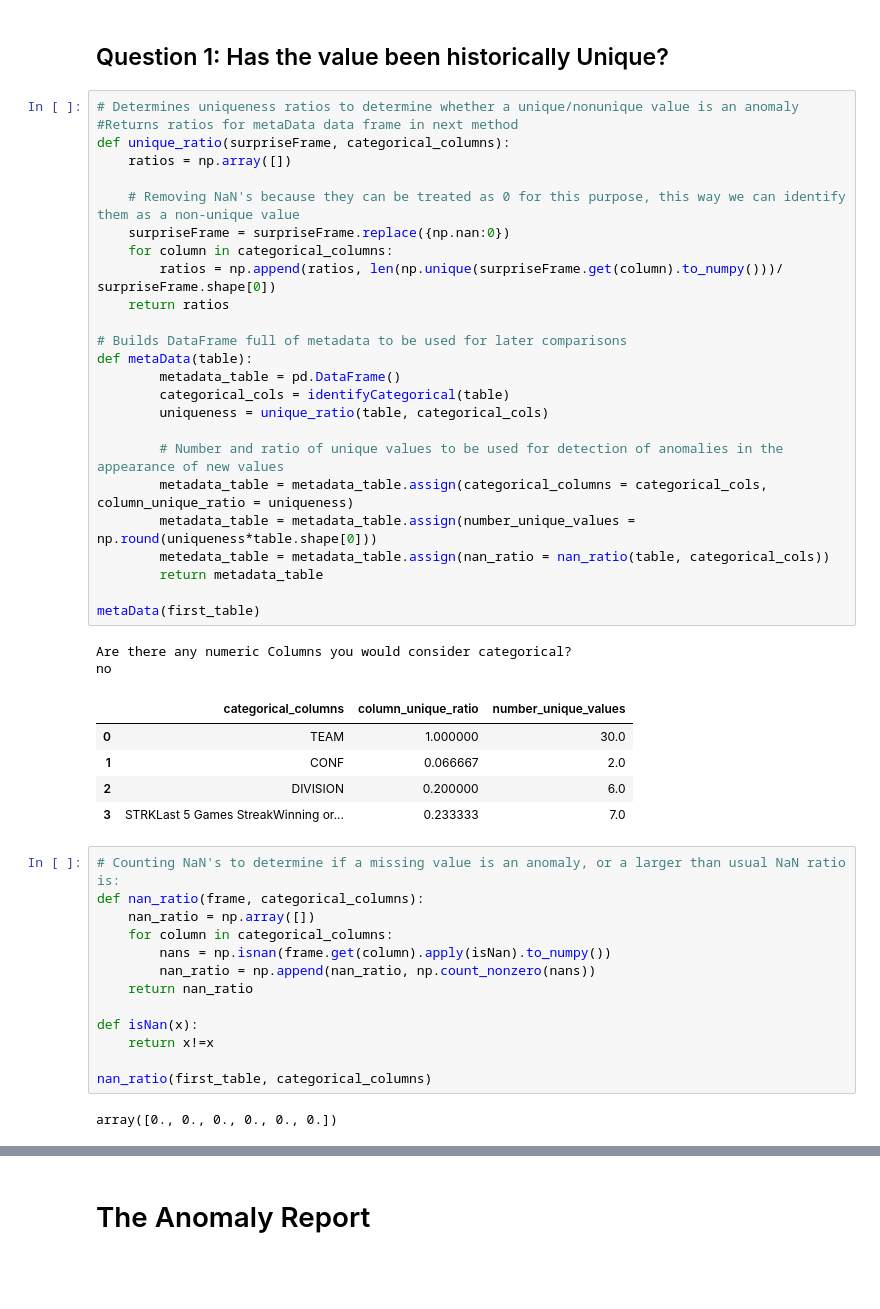
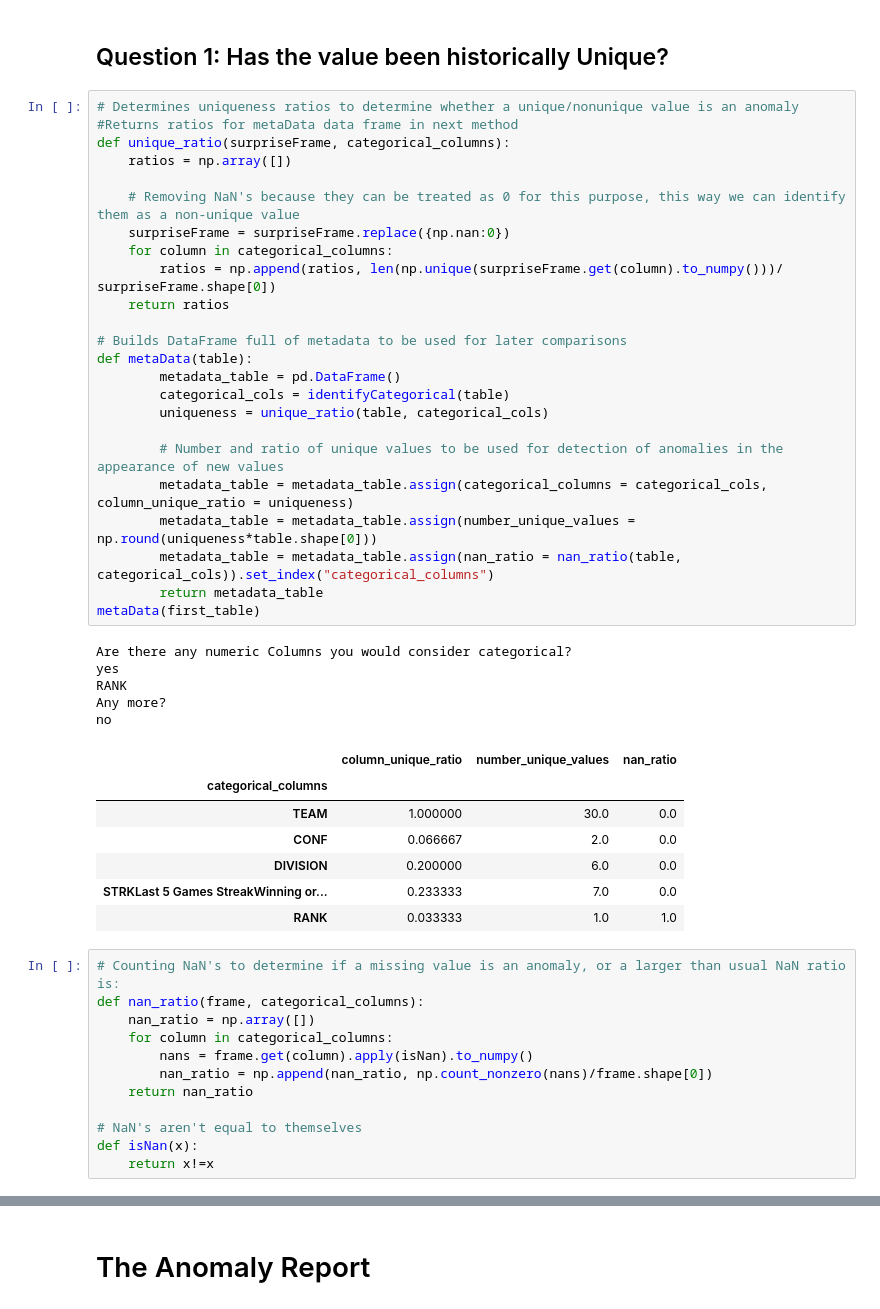
Before and after one commit to gilpasternak35/Likelihood, a Jupyter notebook: likelihood-public.ipynb, the cells around one changed output, grey strips where cells are left out. Saved outputs shown, nothing was run; the diff lists cells and outputs as text; blank space fills up the shorter version.

```diff
--- a/likelihood-public.ipynb
+++ b/likelihood-public.ipynb
@@ -870,48 +869,49 @@ no
 # %%
 # Determines uniqueness ratios to determine whether a unique/nonunique value is an anomaly
 #Returns ratios for metaData data frame in next method
 def unique_ratio(surpriseFrame, categorical_columns):
     ratios = np.array([])
 
     # Removing NaN's because they can be treated as 0 for this purpose, this way we can identify them as a non-unique value
     surpriseFrame = surpriseFrame.replace({np.nan:0})
     for column in categorical_columns:
         ratios = np.append(ratios, len(np.unique(surpriseFrame.get(column).to_numpy()))/ surpriseFrame.shape[0])
     return ratios
 
 # Builds DataFrame full of metadata to be used for later comparisons
 def metaData(table):
         metadata_table = pd.DataFrame()
         categorical_cols = identifyCategorical(table)
         uniqueness = unique_ratio(table, categorical_cols)
 
         # Number and ratio of unique values to be used for detection of anomalies in the appearance of new values
         metadata_table = metadata_table.assign(categorical_columns = categorical_cols, column_unique_ratio = uniqueness)
         metadata_table = metadata_table.assign(number_unique_values = np.round(uniqueness*table.shape[0]))
-        metedata_table = metadata_table.assign(nan_ratio = nan_ratio(table, categorical_cols))
+        metadata_table = metadata_table.assign(nan_ratio = nan_ratio(table, categorical_cols)).set_index("categorical_columns")
         return metadata_table
-
 metaData(first_table)
 # %% [output]
 Are there any numeric Columns you would consider categorical?
+yes
+RANK
+Any more?
 no
-|  | categorical_columns | column_unique_ratio | number_unique_values |
-| 0 | TEAM | 1.000000 | 30.0 |
-| 1 | CONF | 0.066667 | 2.0 |
-| 2 | DIVISION | 0.200000 | 6.0 |
-| 3 | STRKLast 5 Games StreakWinning or... | 0.233333 | 7.0 |
+|  | column_unique_ratio | number_unique_values | nan_ratio |
+| categorical_columns |  |  |  |
+| TEAM | 1.000000 | 30.0 | 0.0 |
+| CONF | 0.066667 | 2.0 | 0.0 |
+| DIVISION | 0.200000 | 6.0 | 0.0 |
+| STRKLast 5 Games StreakWinning or... | 0.233333 | 7.0 | 0.0 |
+| RANK | 0.033333 | 1.0 | 1.0 |
 # %%
 # Counting NaN's to determine if a missing value is an anomaly, or a larger than usual NaN ratio is:
 def nan_ratio(frame, categorical_columns):
     nan_ratio = np.array([])
     for column in categorical_columns:
-        nans = np.isnan(frame.get(column).apply(isNan).to_numpy())
-        nan_ratio = np.append(nan_ratio, np.count_nonzero(nans))
+        nans = frame.get(column).apply(isNan).to_numpy()
+        nan_ratio = np.append(nan_ratio, np.count_nonzero(nans)/frame.shape[0])
     return nan_ratio
 
+# NaN's aren't equal to themselves
 def isNan(x):
     return x!=x
-
-nan_ratio(first_table, categorical_columns)
-# %% [output]
-array([0., 0., 0., 0., 0., 0.])
```
Also changed, not shown: parts of 16 cells of this notebook.
